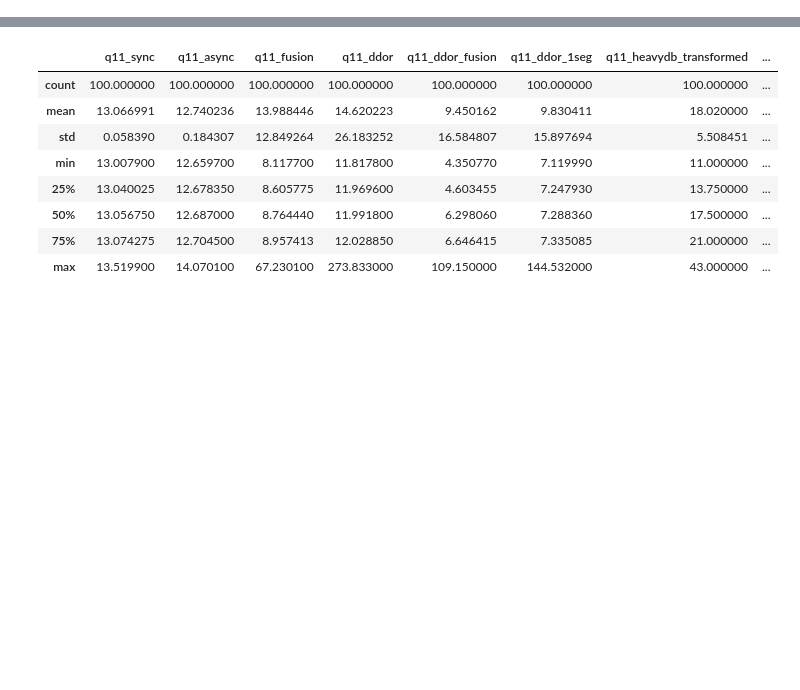
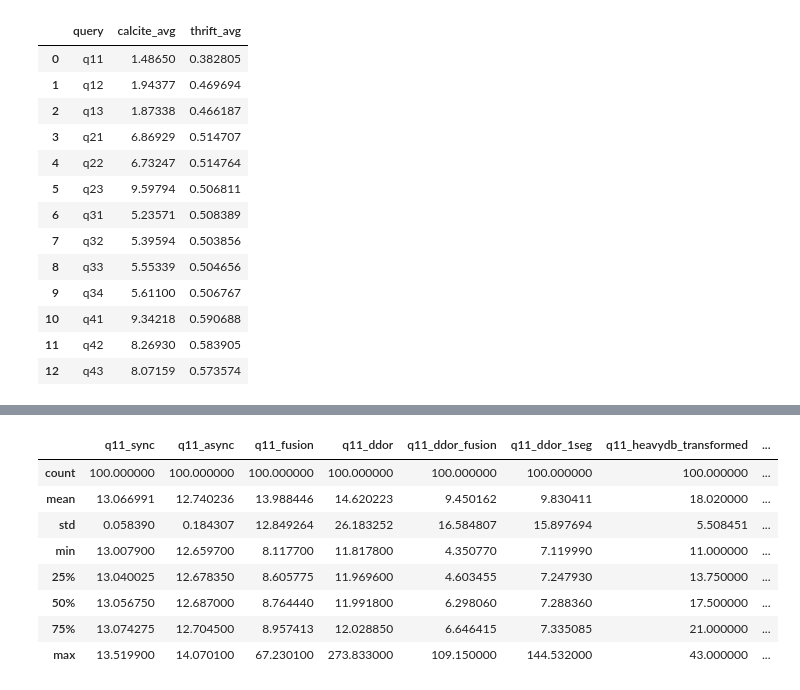
Before and after one commit to Maestro-Zacht/sycldb-calcite-executor, a Jupyter notebook: performances/perf.ipynb, the cells around one changed output, grey strips where cells are left out. Drawn from its saved outputs; the diff is of its cells as text; code cells hidden in the pictures; blank space fills up the shorter version.

```diff
--- a/performances/perf.ipynb
+++ b/performances/perf.ipynb
@@ -40,0 +49,34 @@ def plot_data(comparison_df, labels_mappings, title=None):
+# %%
+comparison_sql_layer = []
+for q in queries:
+    calcite_times = results_sql_layer[f'{q}_calcite']
+    e2e_times = results_sql_layer[f'{q}_e2e_sql_layer']
+
+    calcite_avg = calcite_times.mean() / 1000
+
+    thrift_avg = (e2e_times - calcite_times).mean() / 1000
+
+    comparison_sql_layer.append({
+        'query': q,
+
+        'calcite_avg': calcite_avg,
+        'thrift_avg': thrift_avg,
+    })
+
+comparison_sql_layer = pd.DataFrame(comparison_sql_layer)
+comparison_sql_layer
+# %% [output]
+|  | query | calcite_avg | thrift_avg |
+| 0 | q11 | 1.48650 | 0.382805 |
+| 1 | q12 | 1.94377 | 0.469694 |
+| 2 | q13 | 1.87338 | 0.466187 |
+| 3 | q21 | 6.86929 | 0.514707 |
+| 4 | q22 | 6.73247 | 0.514764 |
+| 5 | q23 | 9.59794 | 0.506811 |
+| 6 | q31 | 5.23571 | 0.508389 |
+| 7 | q32 | 5.39594 | 0.503856 |
+| 8 | q33 | 5.55339 | 0.504656 |
+| 9 | q34 | 5.61100 | 0.506767 |
+| 10 | q41 | 9.34218 | 0.590688 |
+| 11 | q42 | 8.26930 | 0.583905 |
+| 12 | q43 | 8.07159 | 0.573574 |
```
Also changed, not shown: parts of 2 cells of this notebook, 27 other files.
